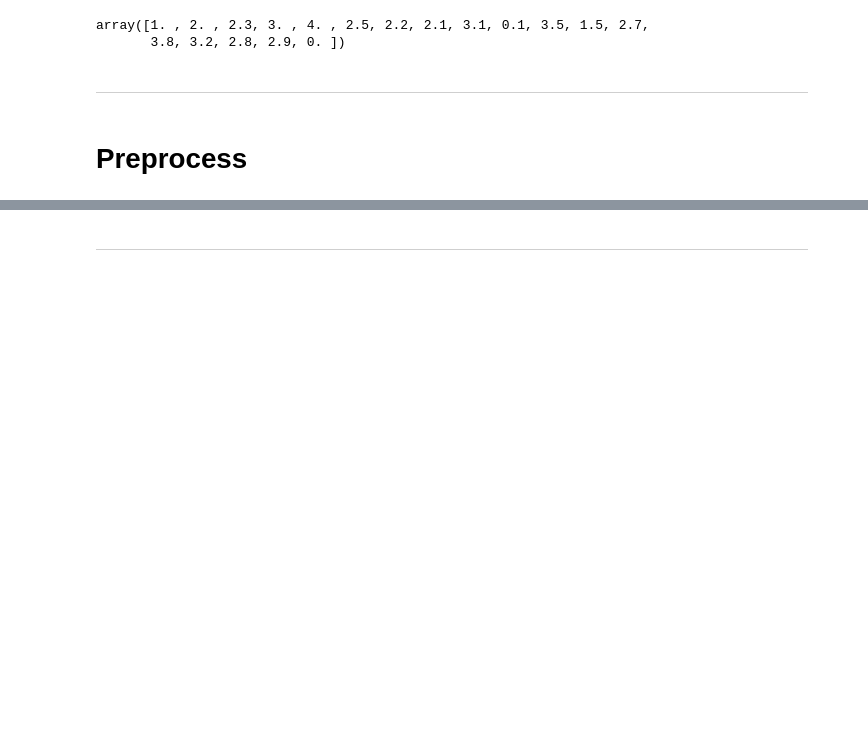
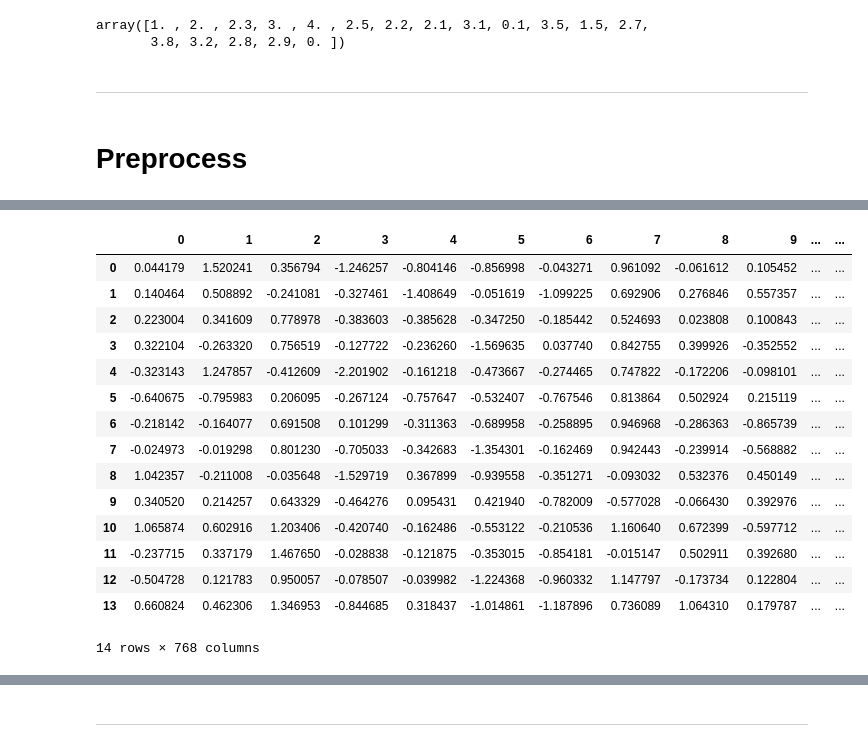
Before and after one commit to Vall-Here/nlp-essay-scoring-sentence-bert-project, a Jupyter notebook: AES/AES-BERT INDO.ipynb, the cells around one changed output, grey strips where cells are left out. Drawn from its saved outputs; the diff is of its cells as text; code cells hidden in the pictures; blank space fills up the shorter version.

```diff
--- a/AES/AES-BERT INDO.ipynb
+++ b/AES/AES-BERT INDO.ipynb
@@ -274,0 +367,19 @@ y
+# %%
+sbert_df_kunci_jawaban
+# %% [output]
+|  | 0 | 1 | 2 | 3 | 4 | 5 | 6 | 7 | 8 | 9 | ... | ... |
+| 0 | 0.044179 | 1.520241 | 0.356794 | -1.246257 | -0.804146 | -0.856998 | -0.043271 | 0.961092 | -0.061612 | 0.105452 | ... | ... |
+| 1 | 0.140464 | 0.508892 | -0.241081 | -0.327461 | -1.408649 | -0.051619 | -1.099225 | 0.692906 | 0.276846 | 0.557357 | ... | ... |
+| 2 | 0.223004 | 0.341609 | 0.778978 | -0.383603 | -0.385628 | -0.347250 | -0.185442 | 0.524693 | 0.023808 | 0.100843 | ... | ... |
+| 3 | 0.322104 | -0.263320 | 0.756519 | -0.127722 | -0.236260 | -1.569635 | 0.037740 | 0.842755 | 0.399926 | -0.352552 | ... | ... |
+| 4 | -0.323143 | 1.247857 | -0.412609 | -2.201902 | -0.161218 | -0.473667 | -0.274465 | 0.747822 | -0.172206 | -0.098101 | ... | ... |
+| 5 | -0.640675 | -0.795983 | 0.206095 | -0.267124 | -0.757647 | -0.532407 | -0.767546 | 0.813864 | 0.502924 | 0.215119 | ... | ... |
+| 6 | -0.218142 | -0.164077 | 0.691508 | 0.101299 | -0.311363 | -0.689958 | -0.258895 | 0.946968 | -0.286363 | -0.865739 | ... | ... |
+| 7 | -0.024973 | -0.019298 | 0.801230 | -0.705033 | -0.342683 | -1.354301 | -0.162469 | 0.942443 | -0.239914 | -0.568882 | ... | ... |
+| 8 | 1.042357 | -0.211008 | -0.035648 | -1.529719 | 0.367899 | -0.939558 | -0.351271 | -0.093032 | 0.532376 | 0.450149 | ... | ... |
+| 9 | 0.340520 | 0.214257 | 0.643329 | -0.464276 | 0.095431 | 0.421940 | -0.782009 | -0.577028 | -0.066430 | 0.392976 | ... | ... |
+| 10 | 1.065874 | 0.602916 | 1.203406 | -0.420740 | -0.162486 | -0.553122 | -0.210536 | 1.160640 | 0.672399 | -0.597712 | ... | ... |
+| 11 | -0.237715 | 0.337179 | 1.467650 | -0.028838 | -0.121875 | -0.353015 | -0.854181 | -0.015147 | 0.502911 | 0.392680 | ... | ... |
+| 12 | -0.504728 | 0.121783 | 0.950057 | -0.078507 | -0.039982 | -1.224368 | -0.960332 | 1.147797 | -0.173734 | 0.122804 | ... | ... |
+| 13 | 0.660824 | 0.462306 | 1.346953 | -0.844685 | 0.318437 | -1.014861 | -1.187896 | 0.736089 | 1.064310 | 0.179787 | ... | ... |
+14 rows × 768 columns
```
Also changed, not shown: parts of 41 cells of this notebook, 2 other files.
